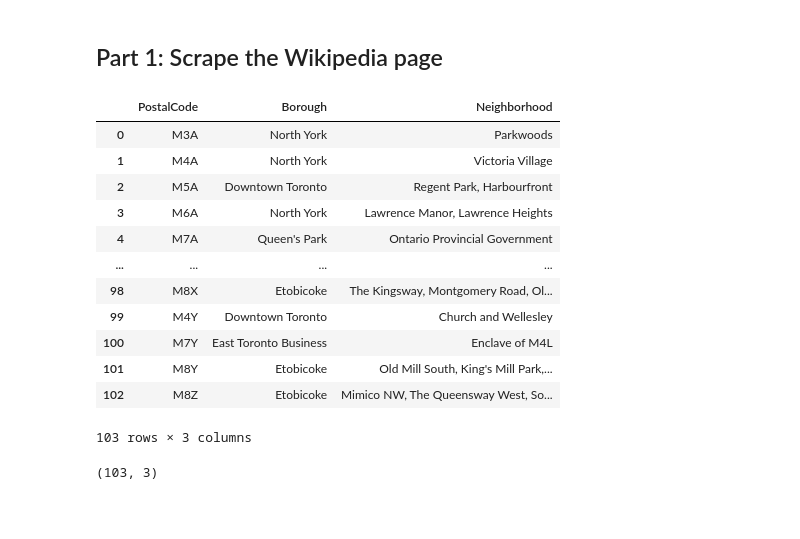
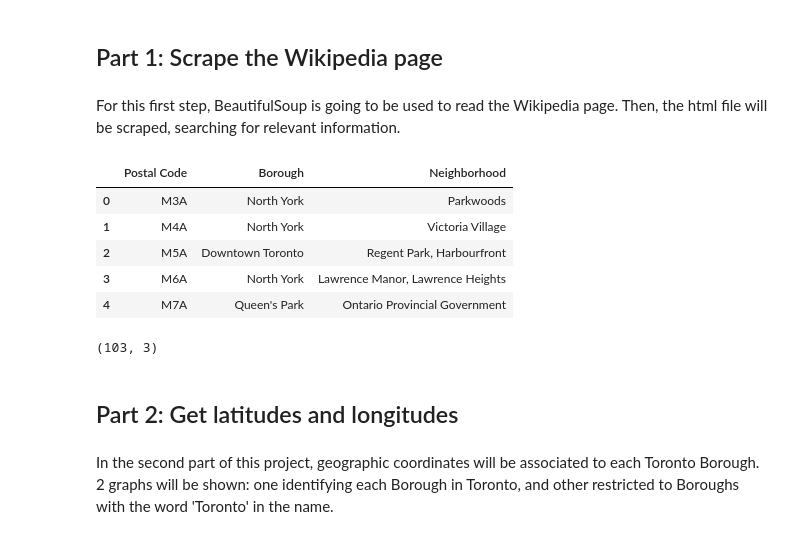
Before and after one commit to mbd291/Foursquare_finding_home, a Jupyter notebook: Toronto_data_analysis.ipynb, the cells around one changed output. Drawn from its saved outputs; the diff is of its cells as text; code cells hidden in the pictures; blank space fills up the shorter version.

Commit message:
Week 3 project

```diff
--- a/Toronto_data_analysis.ipynb
+++ b/Toronto_data_analysis.ipynb
@@ -13,6 +13,8 @@ It is composed by three parts:
 3. **Explore and cluster:** the neighborhoods in Toronto
 # %% [markdown]
 ## Part 1: Scrape the Wikipedia page
+# %% [markdown]
+For this first step, BeautifulSoup is going to be used to read the Wikipedia page. Then, the html file will be scraped, searching for relevant information.
 # %%
 import pandas as pd
 from bs4 import BeautifulSoup as bs
@@ -23,40 +32,39 @@ url = 'https://en.wikipedia.org/wiki/List_of_postal_codes_of_Canada:_M'
 data = requests.get(url).text
 soup = bs(data,"html5lib")
 # %%
-table_contents=[]
-table=soup.find('table')
-for row in table.findAll('td'):
-    cell = {}
-    if row.span.text=='Not assigned':
-        pass
-    else:
-        cell['PostalCode'] = row.p.text[:3]
-        cell['Borough'] = (row.span.text).split('(')[0]
-        cell['Neighborhood'] = (((((row.span.text).split('(')[1]).strip(')')).replace(' /',',')).replace(')',' ')).strip(' ')
-        table_contents.append(cell)
+toronto_data=[]
+table=soup.find('table') #selecting data table
+for row in table.findAll('td'): #selecting each data row
+    columns = {}
+    try:
+        columns['Postal Code'] = row.p.text[:3] #selecting postal code from 'p' tag - just 3 characters
+        columns['Borough'] = row.span.text.split('(')[0] #selecting tag span, considering borough as the whole text before '('
+        columns['Neighborhood'] = row.span.text.split('(')[1].strip(')').replace(' /',',').replace(')',' ').strip(' ')
+                                #selecting tag span, considering neighborhood as the text after '(', replacing '/' by ','
+                                #ignoring ')' and trailing ' '
+        toronto_data.append(columns)
+    except: pass
 
-df_toronto=pd.DataFrame(table_contents)
+df_toronto=pd.DataFrame(toronto_data) #creating dataframe from a list of dictionaries
 df_toronto['Borough']=df_toronto['Borough'].replace({'Downtown TorontoStn A PO Boxes25 The Esplanade':'Downtown Toronto Stn A',
                                              'East TorontoBusiness reply mail Processing Centre969 Eastern':'East Toronto Business',
                                              'EtobicokeNorthwest':'Etobicoke Northwest','East YorkEast Toronto':'East York/East Toronto',
                                              'MississaugaCanada Post Gateway Processing Centre':'Mississauga'})
+                                            # renaming non standard data in wiki table
 # %%
-df_toronto
+df_toronto.head()
 # %% [output]
-|  | PostalCode | Borough | Neighborhood |
+|  | Postal Code | Borough | Neighborhood |
 | 0 | M3A | North York | Parkwoods |
 | 1 | M4A | North York | Victoria Village |
 | 2 | M5A | Downtown Toronto | Regent Park, Harbourfront |
 | 3 | M6A | North York | Lawrence Manor, Lawrence Heights |
 | 4 | M7A | Queen's Park | Ontario Provincial Government |
-| ... | ... | ... | ... |
-| 98 | M8X | Etobicoke | The Kingsway, Montgomery Road, Ol... |
-| 99 | M4Y | Downtown Toronto | Church and Wellesley |
-| 100 | M7Y | East Toronto Business | Enclave of M4L |
-| 101 | M8Y | Etobicoke | Old Mill South, King's Mill Park,... |
-| 102 | M8Z | Etobicoke | Mimico NW, The Queensway West, So... |
-103 rows × 3 columns
 # %%
 df_toronto.shape
 # %% [output]
 (103, 3)
+# %% [markdown]
+## Part 2: Get latitudes and longitudes
+# %% [markdown]
+In the second part of this project, geographic coordinates will be associated to each Toronto Borough. 2 graphs will be shown: one identifying each Borough in Toronto, and other restricted to Boroughs with the word 'Toronto' in the name.
```
Also changed, not shown: parts of 50 cells of this notebook.
